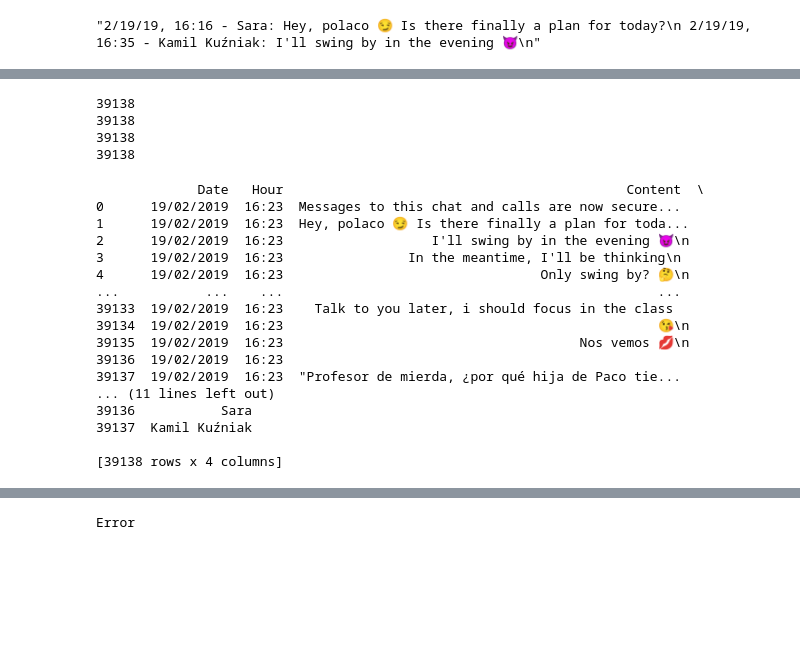
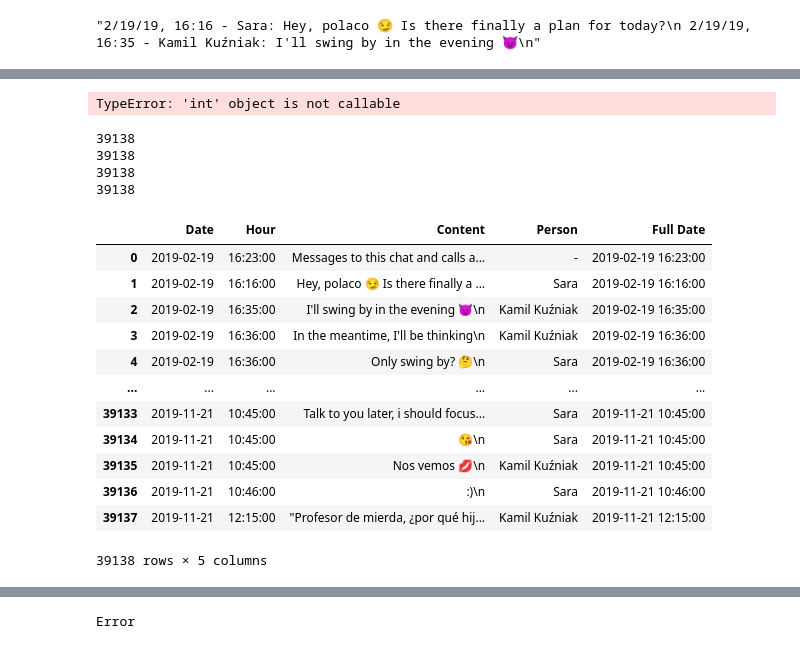
Before and after one commit to kamilkuzniak/WhatsApp-analyzer, a Jupyter notebook: Jupyter_testing.ipynb, the cells around one changed output, grey strips where cells are left out. Cells and saved outputs as stored; diff of their text form; code cells hidden in the pictures; blank space fills up the shorter version.

Commit message:
Created the people objects and calculated basic information.

```diff
--- a/Jupyter_testing.ipynb
+++ b/Jupyter_testing.ipynb
@@ -122,15 +122,25 @@ IndexError: list index out of range
 #for i in range(1):
 for message in messages:
     try:
-        content.append(message.split('-')[1].split(':')[1].replace(' ', '',1))
-        names.append(message.split('-')[1].split(':')[0].replace(' ', '',1))
+        content.append(message.split('-')[1].split(':',maxsplit=1)[1].replace(' ', '',1))
+        names.append(message.split('-')[1].split(':',maxsplit=1)[0].replace(' ', '',1))
     except:
         content.append(message.split('-')[1].replace(' ', '',1))
         names.append('-')
 # %%
 for timestamp in timestamps:
-    dates.append(datetime.fromtimestamp(mktime(timestamps[0])).strftime('%d/%m/%Y'))
-    hours.append(datetime.fromtimestamp(mktime(timestamps[0])).strftime('%H:%M'))
+    full_dates.append(datetime.fromtimestamp(mktime(timestamp)))
+    dates.append(datetime.fromtimestamp(mktime(timestamp)).strftime('%d/%m/%Y'))
+    hours.append(datetime.fromtimestamp(mktime(timestamp)).strftime('%H:%M'))
+# %%
+for timestamp in timestamps:
+    full_dates.append(datetime.fromtimestamp(mktime(timestamp)))
+    dates.append(datetime.fromtimestamp(mktime(timestamp)).date())
+    hours.append(datetime.fromtimestamp(mktime(timestamp)).time())
+# %%
+full_dates[0].month()
+# %% [output]
+TypeError: 'int' object is not callable
 # %%
 print(len(dates))
 print(len(hours))
@@ -142,24 +152,20 @@ print(len(names))
 39138
 39138
 # %%
-chat_data = pd.DataFrame({'Date': dates, 'Hour': hours, 'Content': content, 'Person': names})
+chat_data = pd.DataFrame({'Date': dates, 'Hour': hours, 'Content': content, 'Person': names, 'Full Date': full_dates})
-# %%
-print(chat_data)
-# %% [output]
-             Date   Hour                                            Content  \
-0      19/02/2019  16:23  Messages to this chat and calls are now secure...
-1      19/02/2019  16:23  Hey, polaco 😏 Is there finally a plan for toda...
-2      19/02/2019  16:23                   I'll swing by in the evening 😈\n
-3      19/02/2019  16:23                In the meantime, I'll be thinking\n
-4      19/02/2019  16:23                                 Only swing by? 🤔\n
-...           ...    ...                                                ...
-39133  19/02/2019  16:23    Talk to you later, i should focus in the class
-39134  19/02/2019  16:23                                                😘\n
-39135  19/02/2019  16:23                                      Nos vemos 💋\n
-39136  19/02/2019  16:23
-39137  19/02/2019  16:23  "Profesor de mierda, ¿por qué hija de Paco tie...
-... (11 lines left out)
-39136           Sara
-39137  Kamil Kuźniak
-
-[39138 rows x 4 columns]
+# %%
+chat_data
+# %% [output]
+|  | Date | Hour | Content | Person | Full Date |
+| 0 | 2019-02-19 | 16:23:00 | Messages to this chat and calls a... | - | 2019-02-19 16:23:00 |
+| 1 | 2019-02-19 | 16:16:00 | Hey, polaco 😏 Is there finally a ... | Sara | 2019-02-19 16:16:00 |
+| 2 | 2019-02-19 | 16:35:00 | I'll swing by in the evening 😈\n | Kamil Kuźniak | 2019-02-19 16:35:00 |
+| 3 | 2019-02-19 | 16:36:00 | In the meantime, I'll be thinking\n | Kamil Kuźniak | 2019-02-19 16:36:00 |
+| 4 | 2019-02-19 | 16:36:00 | Only swing by? 🤔\n | Sara | 2019-02-19 16:36:00 |
+| ... | ... | ... | ... | ... | ... |
+| 39133 | 2019-11-21 | 10:45:00 | Talk to you later, i should focus... | Sara | 2019-11-21 10:45:00 |
+| 39134 | 2019-11-21 | 10:45:00 | 😘\n | Sara | 2019-11-21 10:45:00 |
+| 39135 | 2019-11-21 | 10:45:00 | Nos vemos 💋\n | Kamil Kuźniak | 2019-11-21 10:45:00 |
+| 39136 | 2019-11-21 | 10:46:00 | :)\n | Sara | 2019-11-21 10:46:00 |
+| 39137 | 2019-11-21 | 12:15:00 | "Profesor de mierda, ¿por qué hij... | Kamil Kuźniak | 2019-11-21 12:15:00 |
+39138 rows × 5 columns
```
Also changed, not shown: parts of 10 cells of this notebook, 1 other file.
